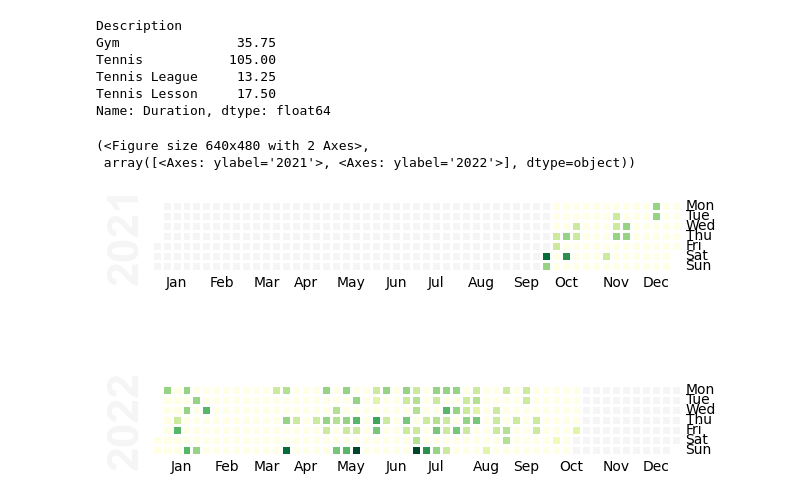
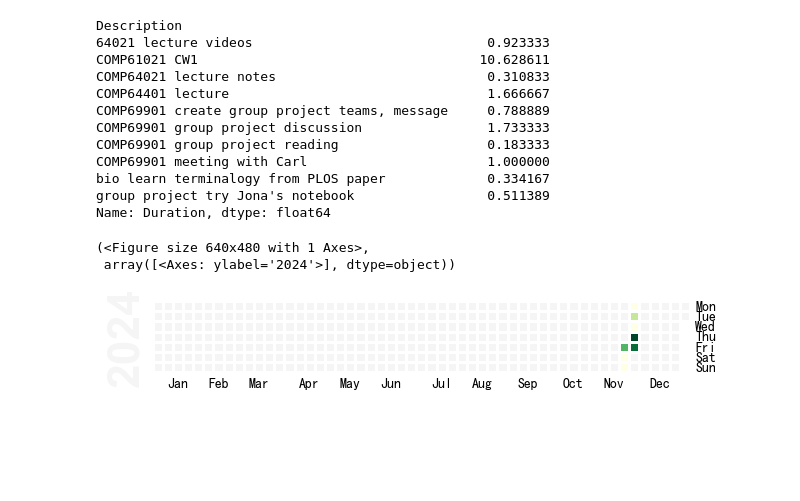
Before and after one commit to XTM233/productivity-analysis, a Jupyter notebook: analyze_csv.ipynb, the cells around one changed output. Drawn from its saved outputs; the diff is of its cells as text; code cells hidden in the pictures; blank space fills up the shorter version.

```diff
--- a/analyze_csv.ipynb
+++ b/analyze_csv.ipynb
@@ -39,7 +40,7 @@ Data has 1358 rows and 14 columns
 # %%
 # Filter data by date (`start_date` inclusive, `end_date` exclusive).
-start_date = '2021-10-01'
-end_date = '2022-11-01'
+start_date = f'{YEAR}-01-01'
+end_date = f'{YEAR + 1}-01-01'
 time_entries = time_entries[(time_entries['Start date'] >= start_date) & (time_entries['End date'] < end_date)]
 print(f'Data has {time_entries.shape[0]} rows after filtering.')
 time_entries.head()
@@ -54,18 +55,3 @@ Data has 1353 rows after filtering.
 # %%
 # Drop unneeded columns.
-time_entries = time_entries.drop(['User', 'Email', 'Client', 'Task', 'Billable', 'Tags', 'Amount ()'], axis=1)
-
-# Toggl provides the data with dates and times separated. We need to combine them back together.
-# First, we convert the "Start time" and "End time" columns to `pandas.dt.time`.
-time_entries['Start time'] = pd.to_datetime(time_entries['Start time'], format="%H:%M:%S").dt.time
-time_entries['End time'] = pd.to_datetime(time_entries['End time'], format="%H:%M:%S").dt.time
-# Then we use `pd.Timestamp.combine()` to combine the date and time columns into new column called "Start" and "End".
-time_entries['Start'] = time_entries.apply(lambda x: pd.Timestamp.combine(x['Start date'], x['Start time']), axis=1)
-time_entries['End'] = time_entries.apply(lambda x: pd.Timestamp.combine(x['End date'], x['End time']), axis=1)
-# Finally, we remove the original columns.
-time_entries = time_entries.drop(['Start date', 'Start time', 'End date', 'End time'], axis=1)
-
-# Recalculate the "Duration" column so that we get instances of `pandas.Timedelta`.
-time_entries['Duration'] = time_entries['End'] - time_entries['Start']
-
-time_entries.head()
+time_entries = time_entries.drop(['User', 'Email', 'Client', 'Task', 'Billable', 'Tags'], axis=1)
@@ -79,14 +85,15 @@ time_entries.head()
 # %%
 # Add a tag to each entry stating whether it's work-related, study-related, or hobby-related.
 def get_tag(project_name: str) -> str:
-    if project_name in ('QPLIX', 'Career'):
+    if project_name in ('AI CDT', 'Research', 'Email', 'Literature reading', 'PhD Application', 'Master Thesis'):
         return 'Work'
     elif project_name in ('AI', 'Data Engineering', 'Distributed Systems', "Master's Thesis", 'Other Uni'):
         return 'Study'
     elif project_name in ('Guitar', 'Personal Projects', 'Sport'):
         return 'Hobby'
     else:
-        raise ValueError(f'Unhandled project: "{project_name}".')
+        # raise ValueError(f'Unhandled project: "{project_name}".')
+        return 'Other'
 
 time_entries['Tag'] = time_entries.apply(lambda r: get_tag(r['Project']), axis=1)
 time_entries
@@ -137,5 +143,7 @@ Markdown(table)
 # %%
 # Make a simple bar plot of time spent per project.
+plt.rcParams['font.family'] = 'SimHei' # Microsoft YaHei
+
 time_spent = time_entries.groupby('Project')['Duration'].sum().dt.total_seconds() / 3600
 time_spent.sort_values(inplace=True)
 
@@ -225,20 +232,26 @@ calmap.calendarplot(work_per_day, cmap='YlGn')
 # %%
 # Calculate the total time spent on "Sport" entries, grouped by the description.
-sports = time_entries[time_entries['Project'] == 'Sport']
+sports = time_entries[time_entries['Project'] == 'AI CDT']
 sports.groupby('Description')['Duration'].sum().dt.total_seconds() / 3600
 # %% [output]
 Description
-Gym               35.75
-Tennis           105.00
-Tennis League     13.25
-Tennis Lesson     17.50
+64021 lecture videos                              0.923333
+COMP61021 CW1                                    10.628611
+COMP64021 lecture notes                           0.310833
+COMP64401 lecture                                 1.666667
+COMP69901 create group project teams, message     0.788889
+COMP69901 group project discussion                1.733333
+COMP69901 group project reading                   0.183333
+COMP69901 meeting with Carl                       1.000000
+bio learn terminalogy from PLOS paper             0.334167
+group project try Jona's notebook                 0.511389
 Name: Duration, dtype: float64
 # %%
 # Visualize how often I played tennis.
-tennis = time_entries[(time_entries['Project'] == 'Sport') & (time_entries['Description'].str.contains('Tennis'))]
+tennis = time_entries[(time_entries['Project'] == 'AI CDT') & (time_entries['Description'].str.contains('COMP69901'))]
 tennis_per_day = tennis.groupby(pd.Grouper(key="Start", freq="D"))['Duration'].sum().dt.total_seconds()
 calmap.calendarplot(tennis_per_day, cmap='YlGn')
 # %% [output]
-(<Figure size 640x480 with 2 Axes>,
- array([<Axes: ylabel='2021'>, <Axes: ylabel='2022'>], dtype=object))
+(<Figure size 640x480 with 1 Axes>,
+ array([<Axes: ylabel='2024'>], dtype=object))
-[figure, old version]
+[figure, new version]
```
Also changed, not shown: parts of 16 cells of this notebook, 4 other files.
